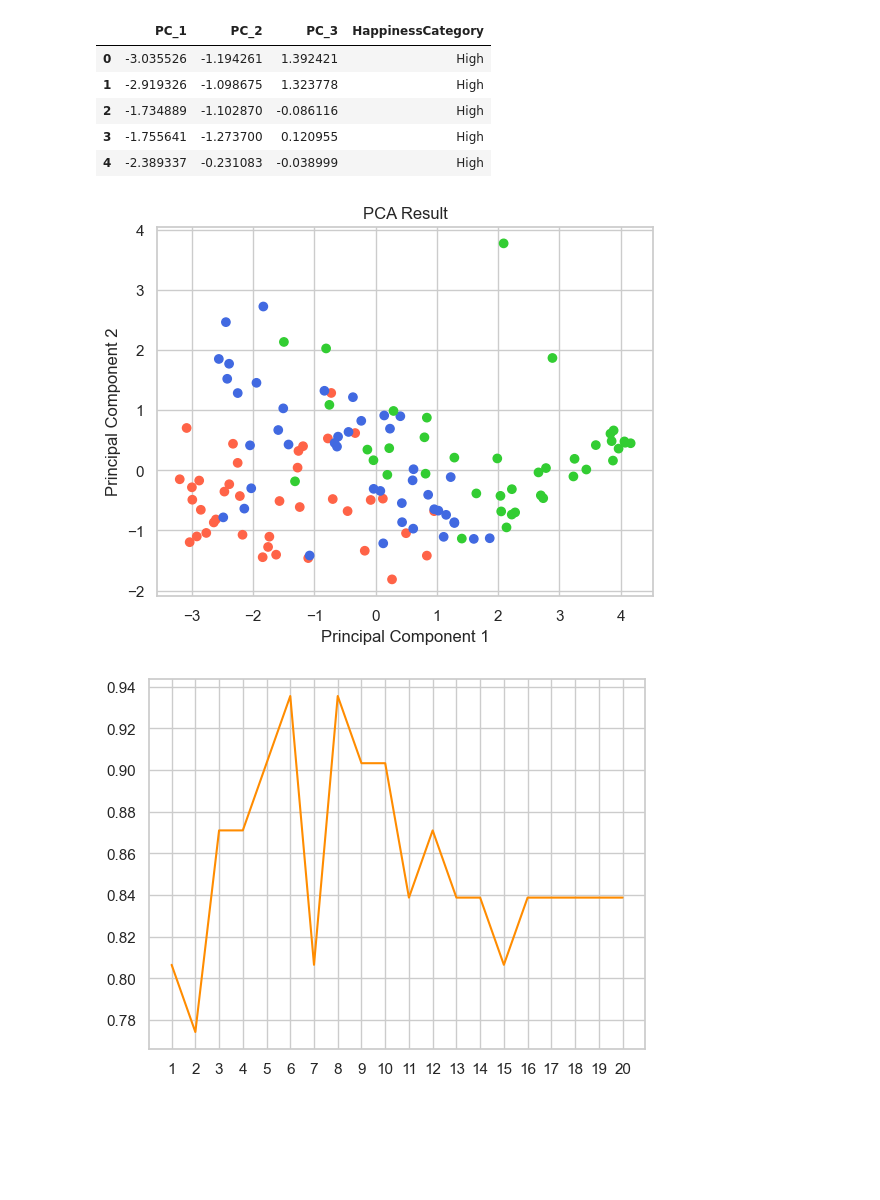
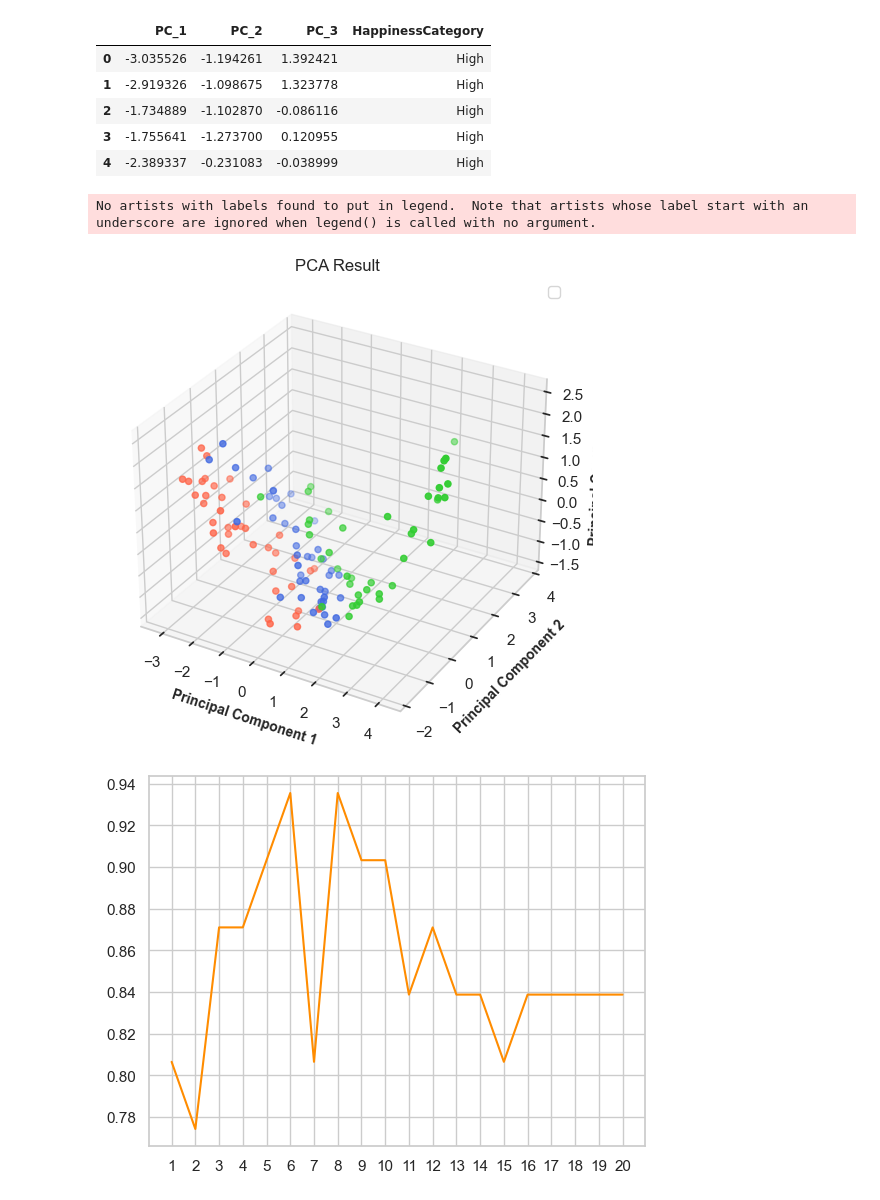
Before and after one commit to alessiasanfelici/Social_Research_Project, a Jupyter notebook: Alchool and Happiness.ipynb, the cells around one changed output. Cells and saved outputs as stored; diff of their text form; code cells hidden in the pictures; blank space fills up the shorter version.

```diff
--- a/Alchool and Happiness.ipynb
+++ b/Alchool and Happiness.ipynb
@@ -389,14 +421,21 @@ principal_df.head()
 | 4 | -2.389337 | -0.231083 | -0.038999 | High |
 # %%
 color_mapping = {'High': 'tomato', 'Medium': 'royalblue', 'Low': 'limegreen'}
+fig = plt.figure(figsize = (10,6))
+ax = fig.add_subplot(projection='3d')
 
-plt.scatter(principal_components[:, 0], principal_components[:, 1], c = happiness_data["HappinessCategory"].map(color_mapping))
-plt.xlabel('Principal Component 1')
-plt.ylabel('Principal Component 2')
-plt.title('PCA Result')
+ax.grid(color ='grey', linestyle ='-.', linewidth = 0.3, alpha = 0.2)
+
+ax.scatter3D(principal_df.iloc[:, 0], principal_df.iloc[:, 1], principal_df.iloc[:, 2], c = happiness_data["HappinessCategory"].map(color_mapping), marker = "o")
+ax.set_xlabel("Principal Component 1", fontsize = 10, fontweight ='bold')
+ax.set_ylabel("Principal Component 2", fontsize = 10, fontweight ='bold')
+ax.set_zlabel("Principal Component 3", fontsize = 10, fontweight ='bold')
+plt.title("PCA Result")
+plt.legend()
 plt.show()
 # %% [output]
+No artists with labels found to put in legend.  Note that artists whose label start with an underscore are ignored when legend() is called with no argument.
-[figure, old version]
+[figure, new version]
 # %%
 x_train, x_test, y_train, y_test = train_test_split(principal_df.iloc[:, [0, 1, 2]].values, principal_df.loc[:,"HappinessCategory"].values, test_size = 0.25, random_state = 12)
 # %%
```
Also changed, not shown: parts of 8 cells of this notebook.
